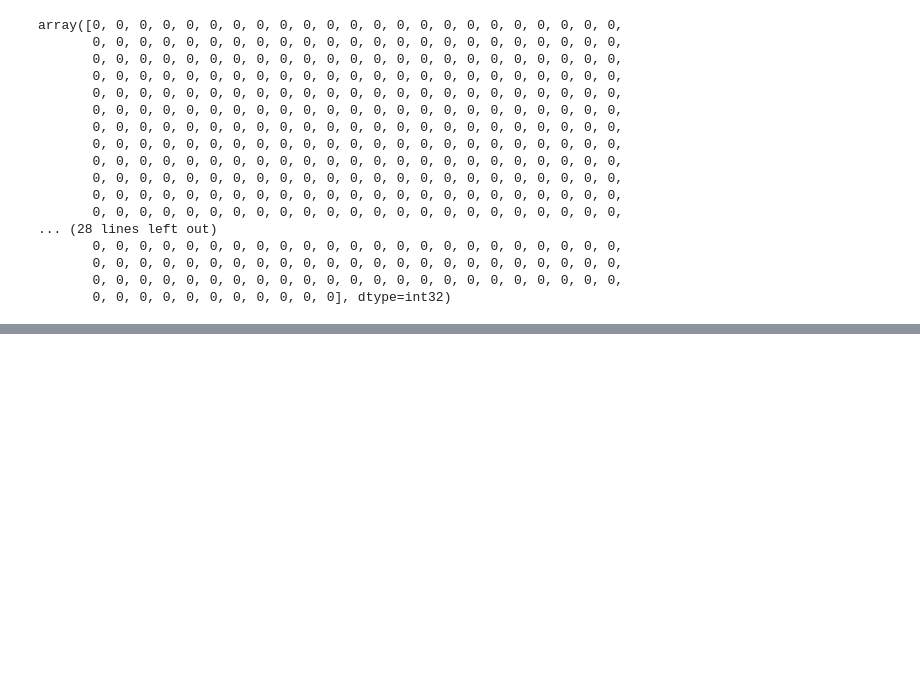
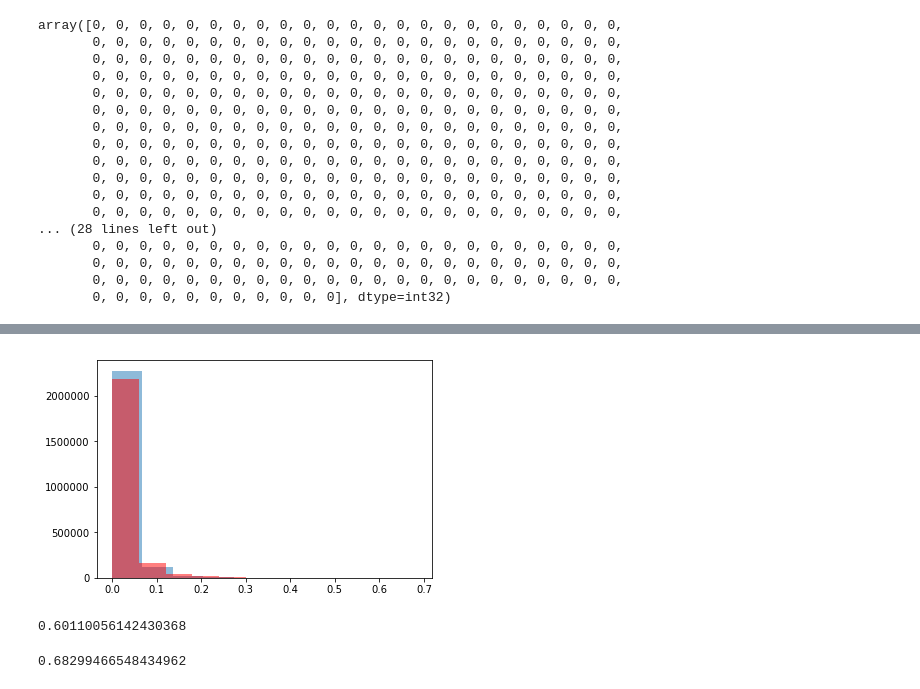
Before and after one commit to ashilgard/cs281-project, a Jupyter notebook: Dataverse Files/pmf.ipynb, the cells around one changed output, grey strips where cells are left out. Cells and saved outputs as stored; diff of their text form; code cells hidden in the pictures; blank space fills up the shorter version.

```diff
--- a/Dataverse Files/pmf.ipynb
+++ b/Dataverse Files/pmf.ipynb
@@ -365,0 +436,5 @@ delta_matrices_clust = calc_cluster_matrix_dist(labels, delta_matrices_all)
+# %%
+delta_matrices_clust_ref = calc_cluster_matrix_dist(labels, delta_matrices_all)
+# avg_dist = np.average([[pairwise_distances(delta_matrices_clust[i,j], delta_matrices_all[i,j]) for i in range(delta_matrices_all.shape[0])] for j in range(delta_matrices_all.shape[0])])
+# max_dist = np.max([[pairwise_distances(delta_matrices_clust[i,j], delta_matrices_all[i,j]) for i in range(delta_matrices_all.shape[0])] for j in range(delta_matrices_all.shape[0])])
+# print("K={} score: {}, {}".format(k_, avg_dist, max_dist))
@@ -470,0 +617,14 @@ array([0, 0, 0, 0, 0, 0, 0, 0, 0, 0, 0, 0, 0, 0, 0, 0, 0, 0, 0, 0, 0, 0, 0,
+# %%
+plt.hist(np.abs(delta_matrices_clust_ref - delta_matrices_all).flatten(), alpha=.5)
+plt.hist(np.abs(delta_matrices_clust - delta_matrices_all).flatten(), alpha=.5, color='r')
+plt.show()
+# %% [output]
+[figure, added]
+# %%
+np.max(np.abs(delta_matrices_clust - delta_matrices_all))
+# %% [output]
+0.60110056142430368
+# %%
+np.max(np.abs(delta_matrices_clust_ref - delta_matrices_all))
+# %% [output]
+0.68299466548434962
```
Also changed, not shown: parts of 38 cells of this notebook.
